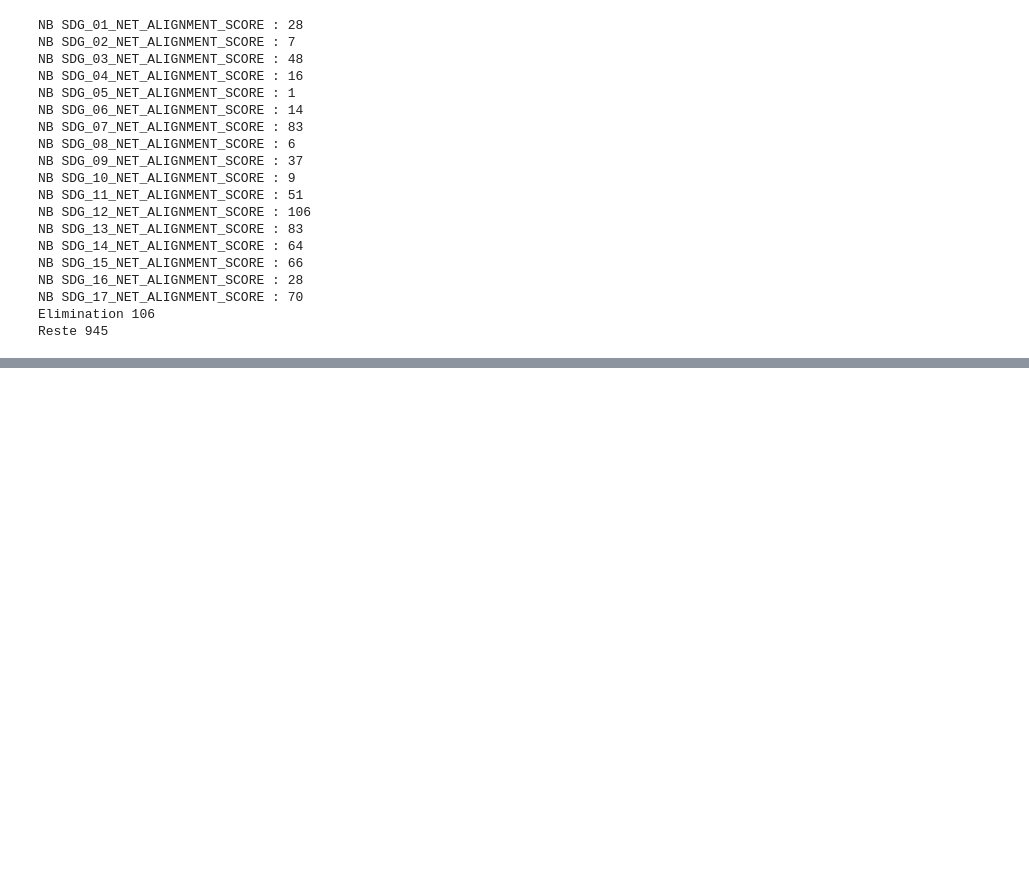
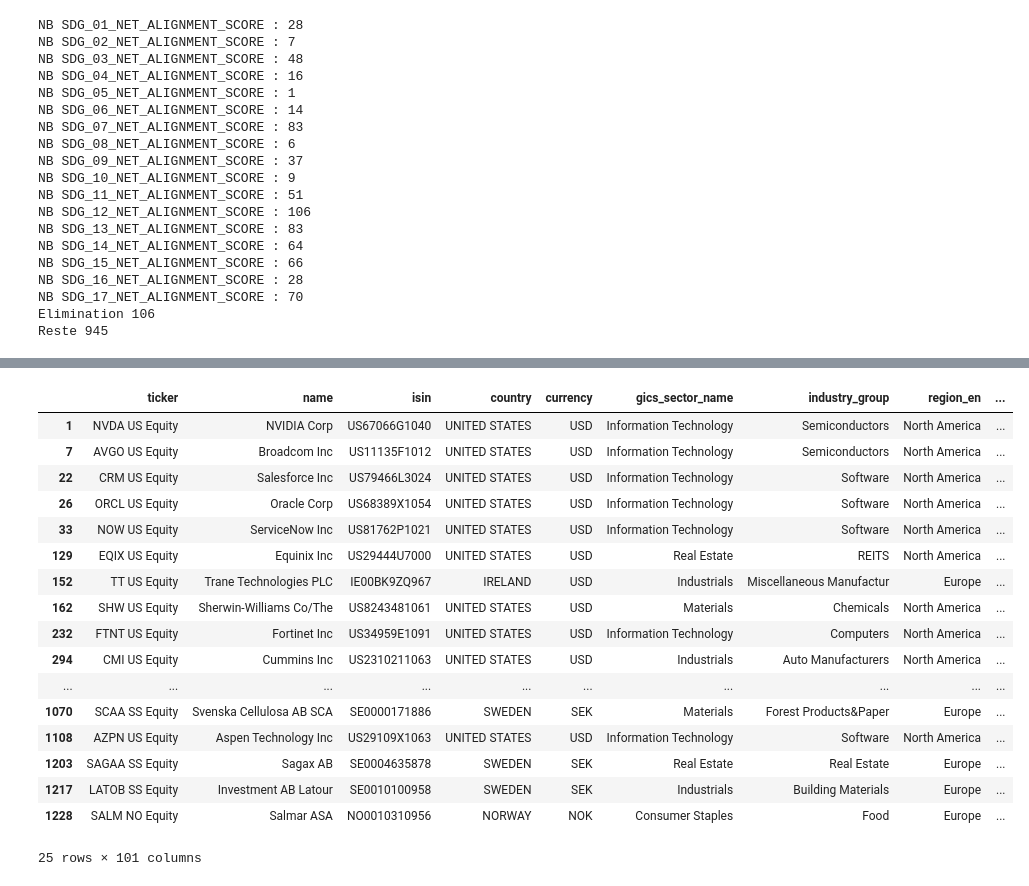
Before and after one commit to baptistedfr/Green-Finance, a Jupyter notebook: process.ipynb, the cells around one changed output, grey strips where cells are left out. Drawn from its saved outputs; the diff is of its cells as text; code cells hidden in the pictures; blank space fills up the shorter version.

```diff
--- a/process.ipynb
+++ b/process.ipynb
@@ -88,6 +84,8 @@ Reste 945
 # %%
 df5['EST_EU_TAXONOMY_MAX_REV'] = df5['EST_EU_TAXONOMY_MAX_REV'].fillna(0)
 df5['Annualized return 10Y'] = df5['Annualized return 10Y'].fillna(0)
+df5['Annualized return 10Y'] = df5['Annualized return 10Y'].fillna(0)
+df5['INVEST_DURABLE'] = df5[['SDG_07_NET_ALIGNMENT_SCORE', 'SDG_12_NET_ALIGNMENT_SCORE', 'SDG_13_NET_ALIGNMENT_SCORE']].max(axis=1)
 # %% [output]
 A value is trying to be set on a copy of a slice from a DataFrame.
 Try using .loc[row_indexer,col_indexer] = value instead
@@ -104,12 +112,14 @@ import numpy as np
 import pandas as pd
 from scipy.optimize import minimize
 
-
+df6 = df5.loc[(df5['EST_EU_TAXONOMY_MAX_REV']>0) & (df5['ITR']>0),:] #Si Pas Taxo >0 trop de lignes => trop long a faire tourner
 # Nombre de tickers
-n = len(df5)
-
-perf_moy = df5['Annualized return 10Y'].values
-taxonomie = df5['EST_EU_TAXONOMY_MAX_REV'].values
+n = len(df6)
+print(n)
+perf_moy = df6['Annualized return 20Y'].values
+taxonomie = df6['EST_EU_TAXONOMY_MAX_REV'].values
+itr = df6['ITR'].values
+durable = df6['INVEST_DURABLE']
 
 # Fonction objectif (on minimise donc on prend -Perf_moy)
 def objectif(w):
@@ -119,9 +129,16 @@ def objectif(w):
 def contrainte_taxonomie(w):
     return np.dot(w, taxonomie)-10
 
-# # Contrainte : Alignement environnemental pondéré ≥ 90%
-# def contrainte_alignement(w):
-#     return np.dot(w, alignement_env) - 0.90
+# Contrainte : ITR < 2
+def contrainte_itr(w):
+    return -np.dot(w, itr)+2
+
+# Contrainte : Alignement environnemental pondéré ≥ 90%
+def contrainte_alignement(w):
+    filtres_durables = (durable >= 2).astype(int)  # 1 si durable > 2, sinon 0
+
+    # Calcul de la somme des poids des entreprises ayant un score durable > 2
+    return np.dot(w, filtres_durables) - 0.90  # Doit être ≥ 0
 
 # Contrainte : Somme des poids = 1
 def contrainte_somme(w):
@@ -131,7 +148,8 @@ def contrainte_somme(w):
 contraintes = [
     {'type': 'eq', 'fun': contrainte_somme},  # Somme des poids = 1
     {'type': 'ineq', 'fun': contrainte_taxonomie},  # Taxonomie pondérée ≥ 10
-    # {'type': 'ineq', 'fun': contrainte_alignement}  # Alignement pondéré ≥ 90%
+    {'type': 'ineq', 'fun': contrainte_itr},  # ITR < 2
+    {'type': 'ineq', 'fun': contrainte_alignement}  # Alignement pondéré ≥ 90%
 ]
 
 # Bornes (chaque poids doit être positif et max 0.1)
@@ -146,7 +164,7 @@ resultat = minimize(objectif, w0, method='trust-constr', bounds=bornes, constrai
 # Vérification des résultats
 if resultat.success:
     w_opt = resultat.x
-    df5['Poids_Optimisé'] = w_opt
+    df6['Poids'] = w_opt
 else:
     print("L'optimisation a échoué :", resultat.message)
 # %% [output]
@@ -174,0 +203,21 @@ df5[df5['Poids_Optimisé']>=0.04]
+# %%
+df6[df6['Poids']>0.001]
+# %% [output]
+|  | ticker | name | isin | country | currency | gics_sector_name | industry_group | region_en | ... |
+| 1 | NVDA US Equity | NVIDIA Corp | US67066G1040 | UNITED STATES | USD | Information Technology | Semiconductors | North America | ... |
+| 7 | AVGO US Equity | Broadcom Inc | US11135F1012 | UNITED STATES | USD | Information Technology | Semiconductors | North America | ... |
+| 22 | CRM US Equity | Salesforce Inc | US79466L3024 | UNITED STATES | USD | Information Technology | Software | North America | ... |
+| 26 | ORCL US Equity | Oracle Corp | US68389X1054 | UNITED STATES | USD | Information Technology | Software | North America | ... |
+| 33 | NOW US Equity | ServiceNow Inc | US81762P1021 | UNITED STATES | USD | Information Technology | Software | North America | ... |
+| 129 | EQIX US Equity | Equinix Inc | US29444U7000 | UNITED STATES | USD | Real Estate | REITS | North America | ... |
+| 152 | TT US Equity | Trane Technologies PLC | IE00BK9ZQ967 | IRELAND | USD | Industrials | Miscellaneous Manufactur | Europe | ... |
+| 162 | SHW US Equity | Sherwin-Williams Co/The | US8243481061 | UNITED STATES | USD | Materials | Chemicals | North America | ... |
+| 232 | FTNT US Equity | Fortinet Inc | US34959E1091 | UNITED STATES | USD | Information Technology | Computers | North America | ... |
+| 294 | CMI US Equity | Cummins Inc | US2310211063 | UNITED STATES | USD | Industrials | Auto Manufacturers | North America | ... |
+| ... | ... | ... | ... | ... | ... | ... | ... | ... | ... |
+| 1070 | SCAA SS Equity | Svenska Cellulosa AB SCA | SE0000171886 | SWEDEN | SEK | Materials | Forest Products&Paper | Europe | ... |
+| 1108 | AZPN US Equity | Aspen Technology Inc | US29109X1063 | UNITED STATES | USD | Information Technology | Software | North America | ... |
+| 1203 | SAGAA SS Equity | Sagax AB | SE0004635878 | SWEDEN | SEK | Real Estate | Real Estate | Europe | ... |
+| 1217 | LATOB SS Equity | Investment AB Latour | SE0010100958 | SWEDEN | SEK | Industrials | Building Materials | Europe | ... |
+| 1228 | SALM NO Equity | Salmar ASA | NO0010310956 | NORWAY | NOK | Consumer Staples | Food | Europe | ... |
+25 rows × 101 columns
```
Also changed, not shown: parts of 6 cells of this notebook.
